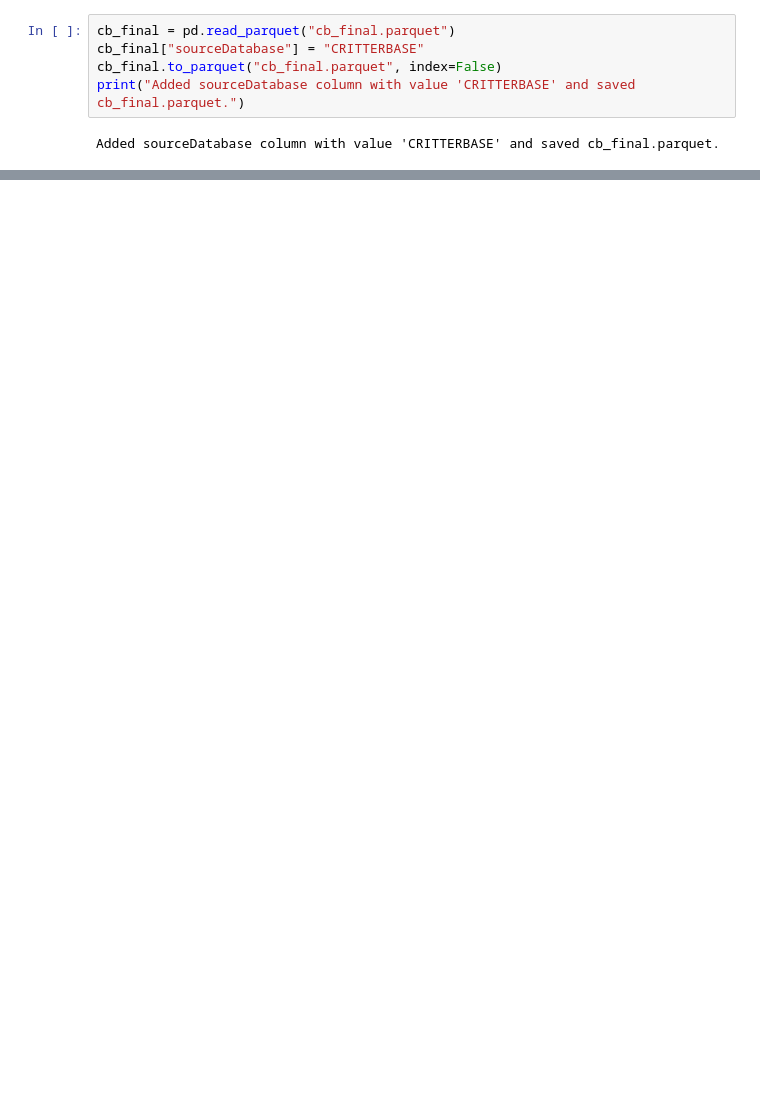
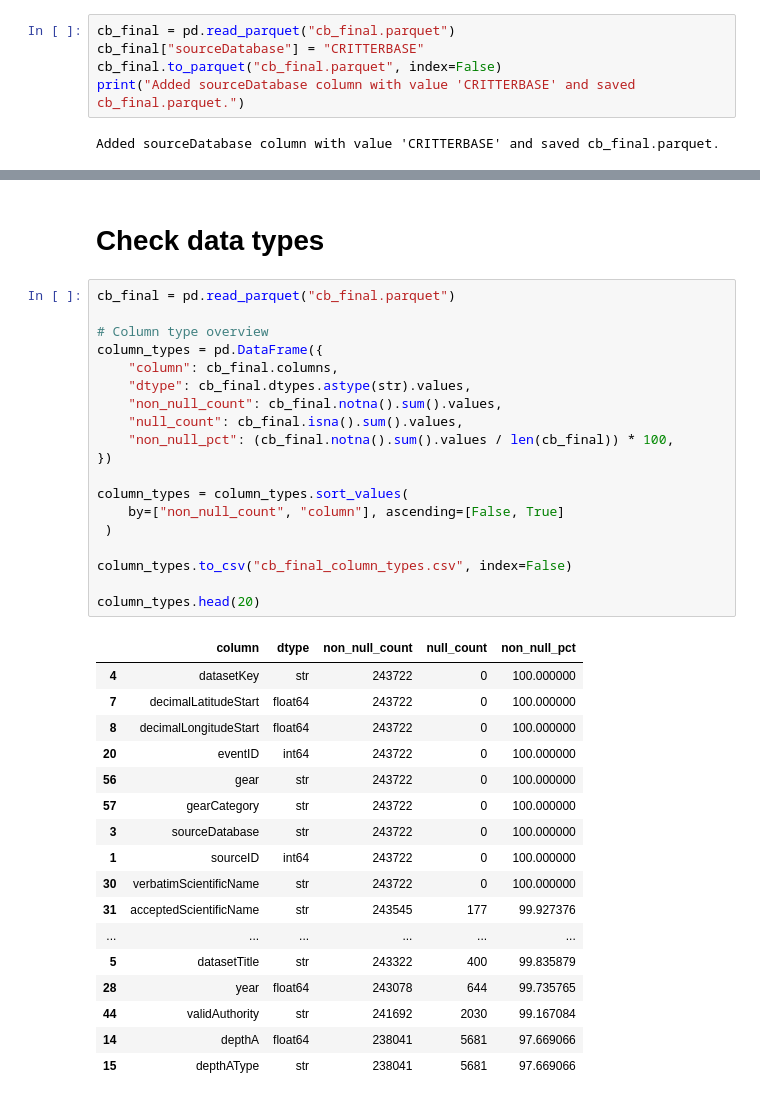
Before and after one commit to hanna-modin/benth-marc, a Jupyter notebook: CB/CB.ipynb, the cells around one changed output, grey strips where cells are left out. Saved outputs shown, nothing was run; the diff lists cells and outputs as text; blank space fills up the shorter version.

```diff
--- a/CB/CB.ipynb
+++ b/CB/CB.ipynb
@@ -638,0 +573,39 @@ Added sourceDatabase column with value 'CRITTERBASE' and saved cb_final.parquet.
+# %% [markdown]
+# Check data types
+# %%
+cb_final = pd.read_parquet("cb_final.parquet")
+
+# Column type overview
+column_types = pd.DataFrame({
+    "column": cb_final.columns,
+    "dtype": cb_final.dtypes.astype(str).values,
+    "non_null_count": cb_final.notna().sum().values,
+    "null_count": cb_final.isna().sum().values,
+    "non_null_pct": (cb_final.notna().sum().values / len(cb_final)) * 100,
+})
+
+column_types = column_types.sort_values(
+    by=["non_null_count", "column"], ascending=[False, True]
+ )
+
+column_types.to_csv("cb_final_column_types.csv", index=False)
+
+column_types.head(20)
+# %% [output]
+|  | column | dtype | non_null_count | null_count | non_null_pct |
+| 4 | datasetKey | str | 243722 | 0 | 100.000000 |
+| 7 | decimalLatitudeStart | float64 | 243722 | 0 | 100.000000 |
+| 8 | decimalLongitudeStart | float64 | 243722 | 0 | 100.000000 |
+| 20 | eventID | int64 | 243722 | 0 | 100.000000 |
+| 56 | gear | str | 243722 | 0 | 100.000000 |
+| 57 | gearCategory | str | 243722 | 0 | 100.000000 |
+| 3 | sourceDatabase | str | 243722 | 0 | 100.000000 |
+| 1 | sourceID | int64 | 243722 | 0 | 100.000000 |
+| 30 | verbatimScientificName | str | 243722 | 0 | 100.000000 |
+| 31 | acceptedScientificName | str | 243545 | 177 | 99.927376 |
+| ... | ... | ... | ... | ... | ... |
+| 5 | datasetTitle | str | 243322 | 400 | 99.835879 |
+| 28 | year | float64 | 243078 | 644 | 99.735765 |
+| 44 | validAuthority | str | 241692 | 2030 | 99.167084 |
+| 14 | depthA | float64 | 238041 | 5681 | 97.669066 |
+| 15 | depthAType | str | 238041 | 5681 | 97.669066 |
```
Also changed, not shown: parts of 12 cells of this notebook, 3 other files.
